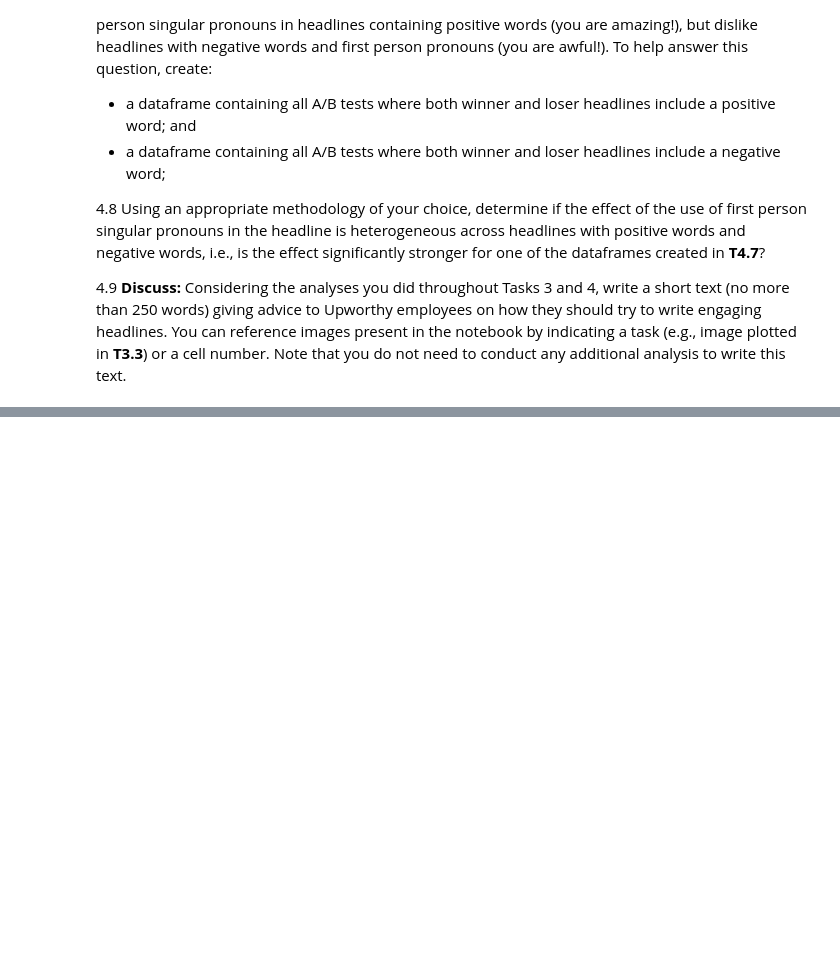
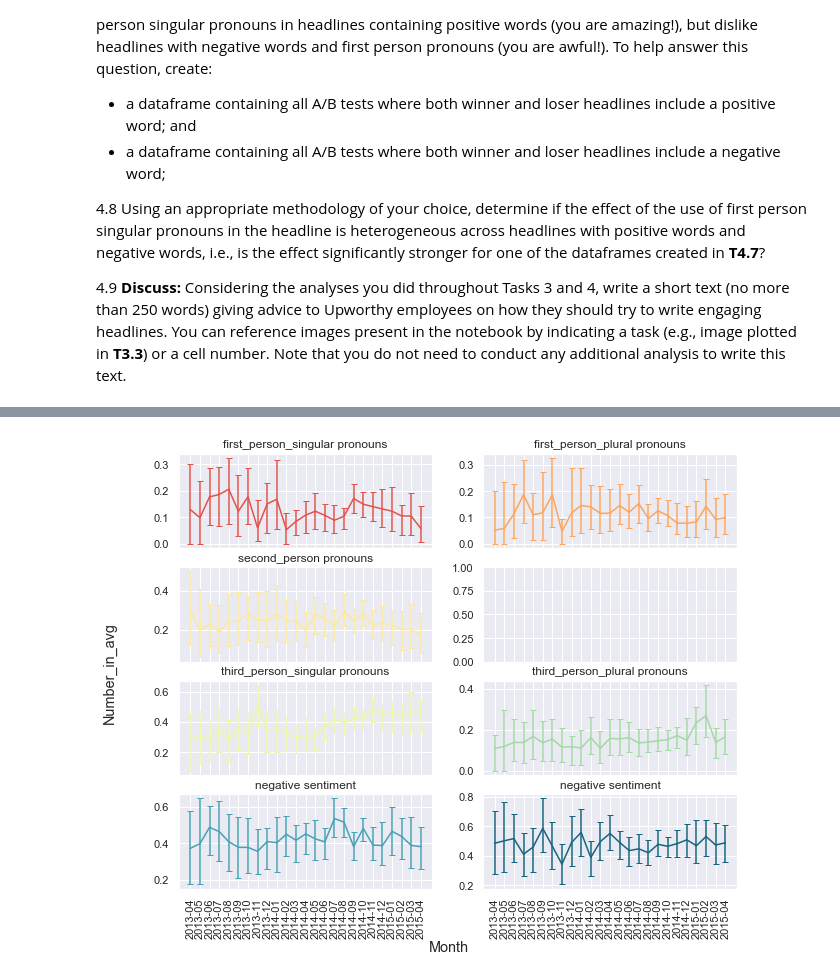
Before and after one commit to PeterYYZhang/2022, a Jupyter notebook: Homework/01 - Pandas Data Wrangling and Data Viz/hw1.ipynb, the cells around one changed output, grey strips where cells are left out. Drawn from its saved outputs; the diff is of its cells as text; code cells hidden in the pictures; blank space fills up the shorter version.

```diff
--- a/Homework/01 - Pandas Data Wrangling and Data Viz/hw1.ipynb
+++ b/Homework/01 - Pandas Data Wrangling and Data Viz/hw1.ipynb
@@ -616,0 +1003,55 @@ You can reference images present in the notebook by indicating a task (e.g., ima
+# %%
+palette = sns.color_palette("Spectral")
+palette = np.array(palette)
+fig, ax = plt.subplots(4,2,figsize= (10,8), sharey=False, sharex = True)
+fig.supxlabel('Month')
+fig.supylabel('Number_in_avg')
+#'Monthly average number of first_person_singular pronouns in winner and loser headlines'
+sbplt = ax[0, 0]
+sbplt.errorbar(fps_by_time.index, fps_by_time.first_person_singular1_avg, yerr = [fps_by_time.first_person_singular1_avg-fps_by_time.win_left,fps_by_time.win_right-fps_by_time.first_person_singular1_avg], capsize=3, label='avg_num_win', color=palette[0])
+
+sbplt.set_title('first_person_singular pronouns')
+
+#'Monthly average number of first_person_plural pronouns in winner and loser headlines'
+sbplt = ax[0, 1]
+sbplt.errorbar(fpp_by_time.index, fpp_by_time.first_person_plural1_avg, yerr = [fpp_by_time.first_person_plural1_avg-fpp_by_time.win_left,fpp_by_time.win_right-fpp_by_time.first_person_plural1_avg], capsize=3, label='avg_num_win', color=palette[1])
+
+sbplt.set_title('first_person_plural pronouns')
+
+#'Monthly average number of second_person pronouns in winner and loser headlines'
+sbplt = ax[1, 0]
+sbplt.errorbar(sp_by_time.index, sp_by_time.second_person1_avg, yerr = [sp_by_time.second_person1_avg-sp_by_time.win_left,sp_by_time.win_right-sp_by_time.second_person1_avg], capsize=3, label='avg_num_win', color=palette[2])
+
+sbplt.set_title('second_person pronouns')
+
+#'Monthly average number of third_person_singular pronouns in winner and loser headlines'
+sbplt = ax[2, 0]
+sbplt.errorbar(tps_by_time.index, tps_by_time.third_person_singular1_avg, yerr = [tps_by_time.third_person_singular1_avg-tps_by_time.win_left,tps_by_time.win_right-tps_by_time.third_person_singular1_avg], capsize=3, label='avg_num_win', color=palette[3])
+
+sbplt.set_title('third_person_singular pronouns')
+
+# A blank part for beauty.
+
+#'Monthly average number of third_person_plural pronouns in winner and loser headlines'
+sbplt = ax[2, 1]
+sbplt.errorbar(tpp_by_time.index, tpp_by_time.third_person_plural1_avg, yerr = [tpp_by_time.third_person_plural1_avg-tpp_by_time.win_left,tpp_by_time.win_right-tpp_by_time.third_person_plural1_avg], capsize=3, label='avg_num_win', color=palette[4])
+
+sbplt.set_title('third_person_plural pronouns')
+
+#Negative sentiment
+sbplt = ax[3, 0]
+sbplt.errorbar(neg_by_time.index, neg_by_time.negative_words1_avg, yerr = [neg_by_time.negative_words1_avg-neg_by_time.win_left,neg_by_time.win_right-neg_by_time.negative_words1_avg], capsize=3, label='avg_num_win', color=palette[5])
+
+sbplt.set_title('negative sentiment')
+
+sbplt.tick_params(axis='x', rotation=90)
+
+#Positive sentiment
+sbplt = ax[3, 1]
+sbplt.errorbar(pos_by_time.index, pos_by_time.positive_words1_avg, yerr = [pos_by_time.positive_words1_avg-pos_by_time.win_left,pos_by_time.win_right-pos_by_time.positive_words1_avg], capsize=3, label='avg_num_win', color=palette[5]**2)
+
+sbplt.set_title('negative sentiment')
+
+sbplt.tick_params(axis='x', rotation=90)
+# %% [output]
+[figure, added]
```
Also changed, not shown: parts of 58 cells of this notebook.
